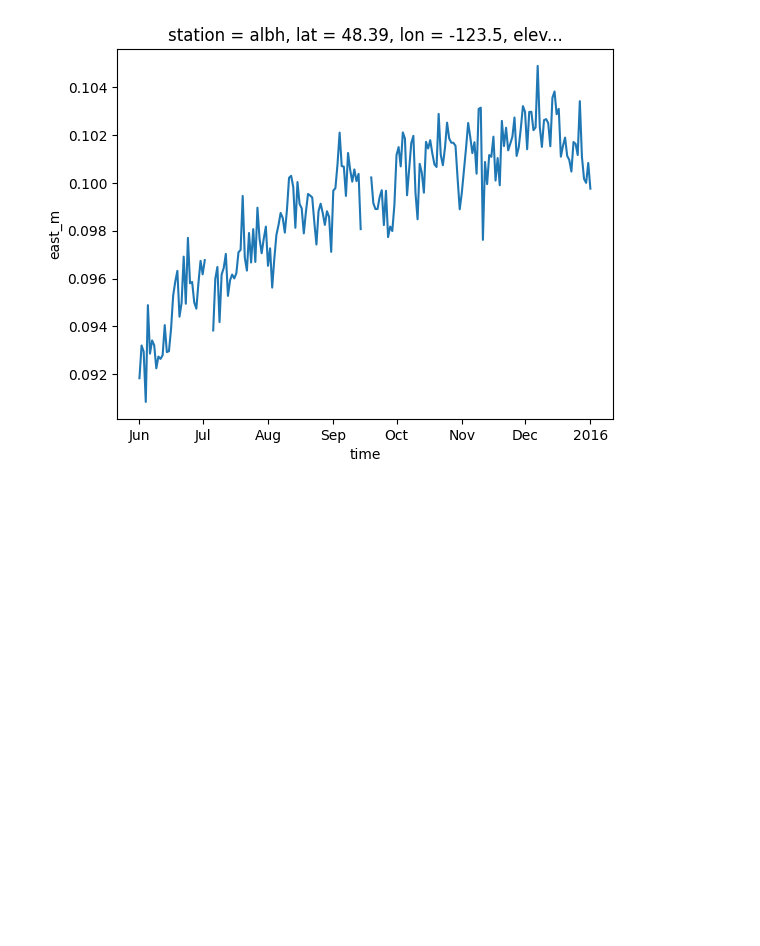
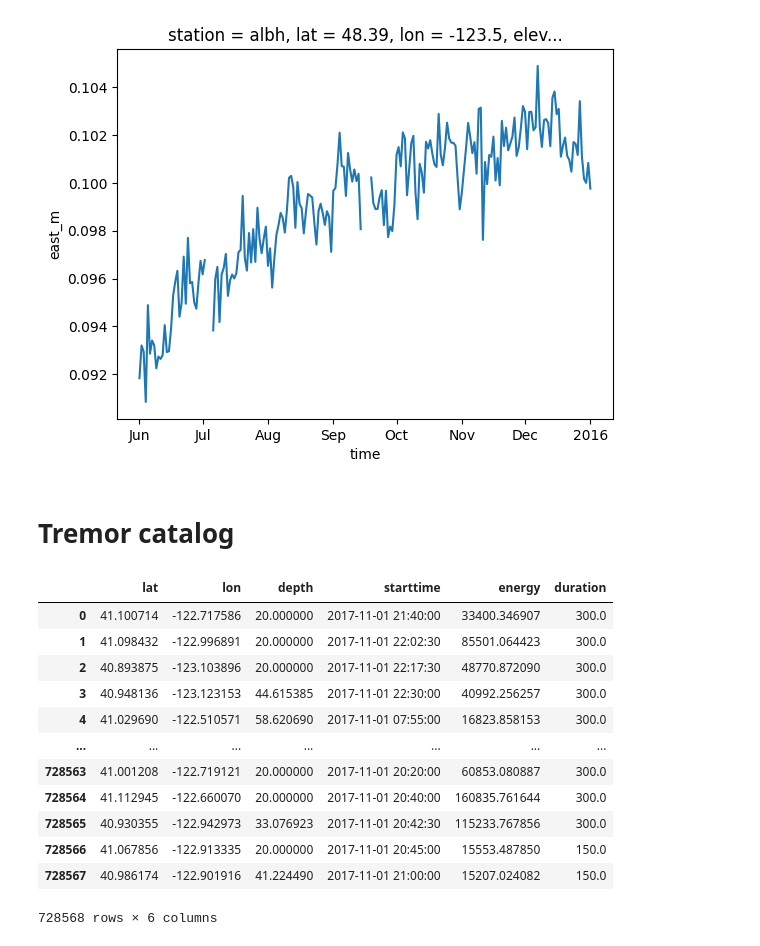
Before and after one commit to cascadiaquakes/GNSS-data-preprocessing, a Jupyter notebook: quick_start_guide.ipynb, the cells around one changed output. Saved outputs shown, nothing was run; the diff lists cells and outputs as text; code cells hidden in the pictures; blank space fills up the shorter version.

```diff
--- a/quick_start_guide.ipynb
+++ b/quick_start_guide.ipynb
@@ -83,3 +85,23 @@ stat.sel(time=slice('2015-06-01', '2016-01-01')).east_m.plot()
 # %% [output]
 [<matplotlib.lines.Line2D at 0x...>]
 [figure]
+# %% [markdown]
+# Tremor catalog
+# %%
+TREMOR_URL = "https://zenodo.org/records/20276956/files/tremor_events-2010-2025.csv?download=1"
+tremor = pd.read_csv(TREMOR_URL, parse_dates=["starttime"])
+tremor
+# %% [output]
+|  | lat | lon | depth | starttime | energy | duration |
+| 0 | 41.100714 | -122.717586 | 20.000000 | 2017-11-01 21:40:00 | 33400.346907 | 300.0 |
+| 1 | 41.098432 | -122.996891 | 20.000000 | 2017-11-01 22:02:30 | 85501.064423 | 300.0 |
+| 2 | 40.893875 | -123.103896 | 20.000000 | 2017-11-01 22:17:30 | 48770.872090 | 300.0 |
+| 3 | 40.948136 | -123.123153 | 44.615385 | 2017-11-01 22:30:00 | 40992.256257 | 300.0 |
+| 4 | 41.029690 | -122.510571 | 58.620690 | 2017-11-01 07:55:00 | 16823.858153 | 300.0 |
+| ... | ... | ... | ... | ... | ... | ... |
+| 728563 | 41.001208 | -122.719121 | 20.000000 | 2017-11-01 20:20:00 | 60853.080887 | 300.0 |
+| 728564 | 41.112945 | -122.660070 | 20.000000 | 2017-11-01 20:40:00 | 160835.761644 | 300.0 |
+| 728565 | 40.930355 | -122.942973 | 33.076923 | 2017-11-01 20:42:30 | 115233.767856 | 300.0 |
+| 728566 | 41.067856 | -122.913335 | 20.000000 | 2017-11-01 20:45:00 | 15553.487850 | 150.0 |
+| 728567 | 40.986174 | -122.901916 | 41.224490 | 2017-11-01 21:00:00 | 15207.024082 | 150.0 |
+728568 rows × 6 columns
```
Also changed, not shown: parts of 5 cells of this notebook, 1 other file.
